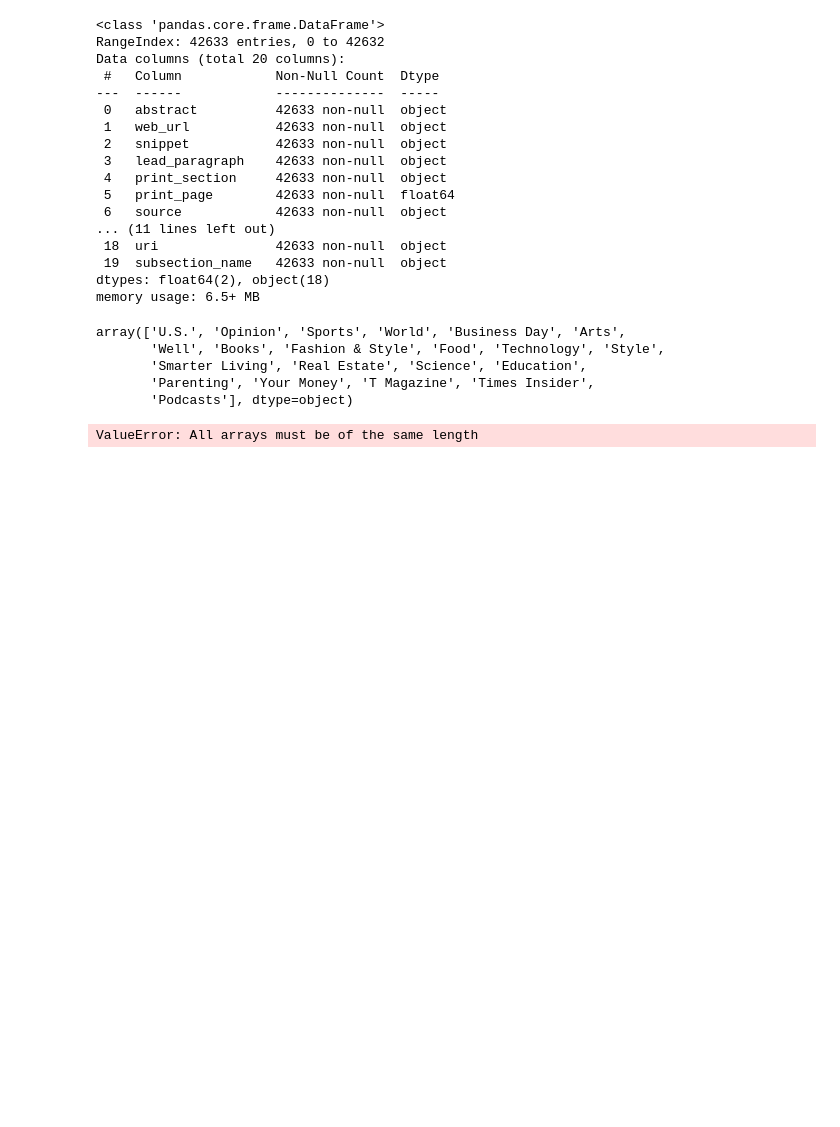
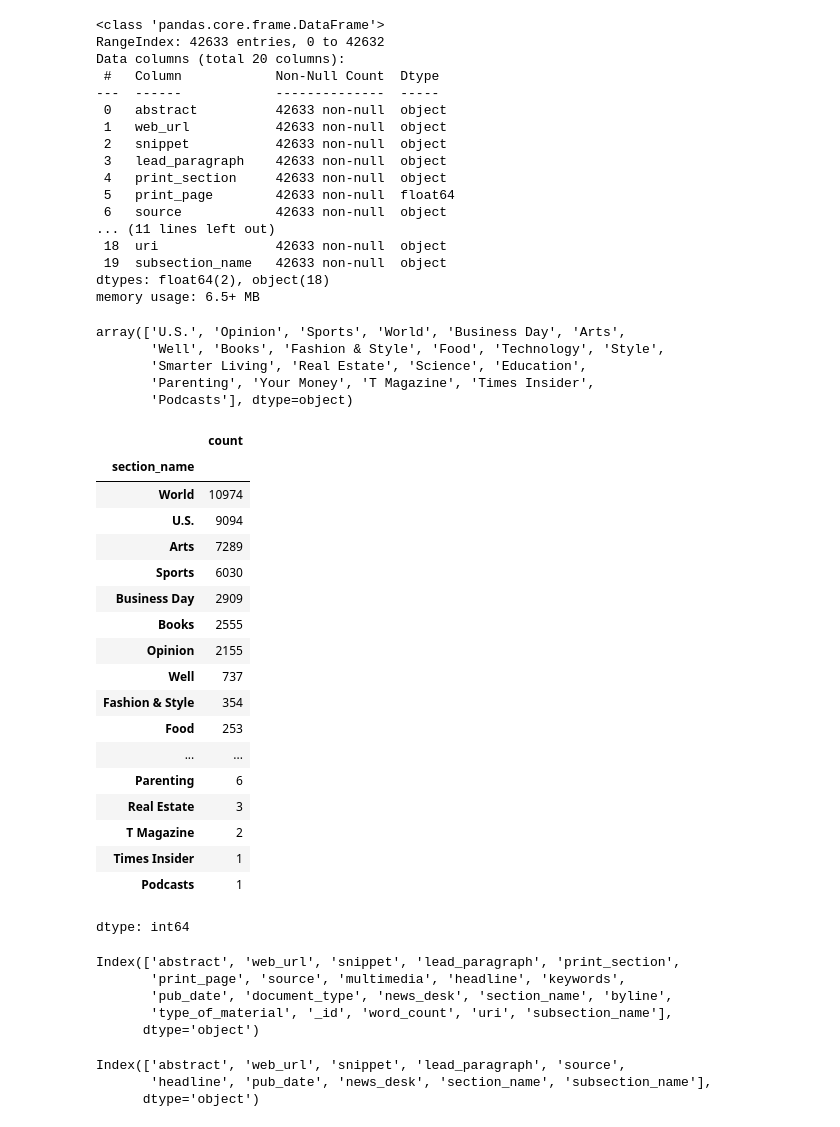
Before and after one commit to Mahendran180923/News_Senticonomy, a Jupyter notebook: Senticonomy.ipynb, the cells around one changed output. Saved outputs shown, nothing was run; the diff lists cells and outputs as text; code cells hidden in the pictures; blank space fills up the shorter version.

```diff
--- a/Senticonomy.ipynb
+++ b/Senticonomy.ipynb
@@ -333,12 +333,33 @@ array(['U.S.', 'Opinion', 'Sports', 'World', 'Business Day', 'Arts',
        'Podcasts'], dtype=object)
 # %%
 cleaned_data['pub_date'] = pd.to_datetime(cleaned_data['pub_date'])
-# %%
-unique_values = {}
-for col in cleaned_data.columns:
-    unique_values[col] = cleaned_data[col].unique()
-
-df2 = pd.DataFrame(unique_values)
-print(df2)
-# %% [output]
-ValueError: All arrays must be of the same length
+# %%
+cleaned_data['section_name'].value_counts()
+# %% [output]
+|  | count |
+| section_name |  |
+| World | 10974 |
+| U.S. | 9094 |
+| Arts | 7289 |
+| Sports | 6030 |
+| Business Day | 2909 |
+| Books | 2555 |
+| Opinion | 2155 |
+| Well | 737 |
+| Fashion & Style | 354 |
+| Food | 253 |
+| ... | ... |
+| Parenting | 6 |
+| Real Estate | 3 |
+| T Magazine | 2 |
+| Times Insider | 1 |
+| Podcasts | 1 |
+dtype: int64
+# %%
+cleaned_data.columns
+# %% [output]
+Index(['abstract', 'web_url', 'snippet', 'lead_paragraph', 'print_section',
+       'print_page', 'source', 'multimedia', 'headline', 'keywords',
+       'pub_date', 'document_type', 'news_desk', 'section_name', 'byline',
+       'type_of_material', '_id', 'word_count', 'uri', 'subsection_name'],
+      dtype='object')
@@ -344,0 +368,6 @@ ValueError: All arrays must be of the same length
+# %%
+cleaned_data.columns
+# %% [output]
+Index(['abstract', 'web_url', 'snippet', 'lead_paragraph', 'source',
+       'headline', 'pub_date', 'news_desk', 'section_name', 'subsection_name'],
+      dtype='object')
```
Also changed, not shown: parts of 8 cells of this notebook.
